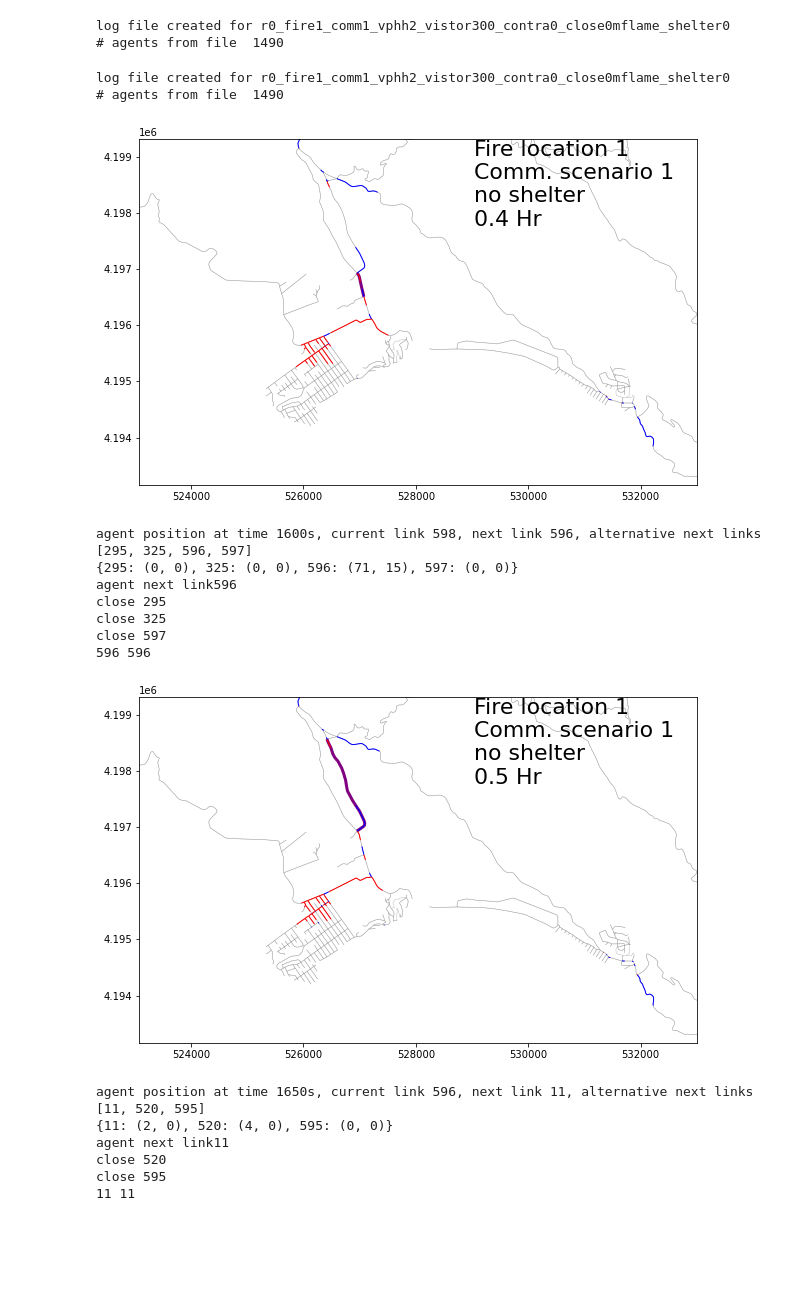
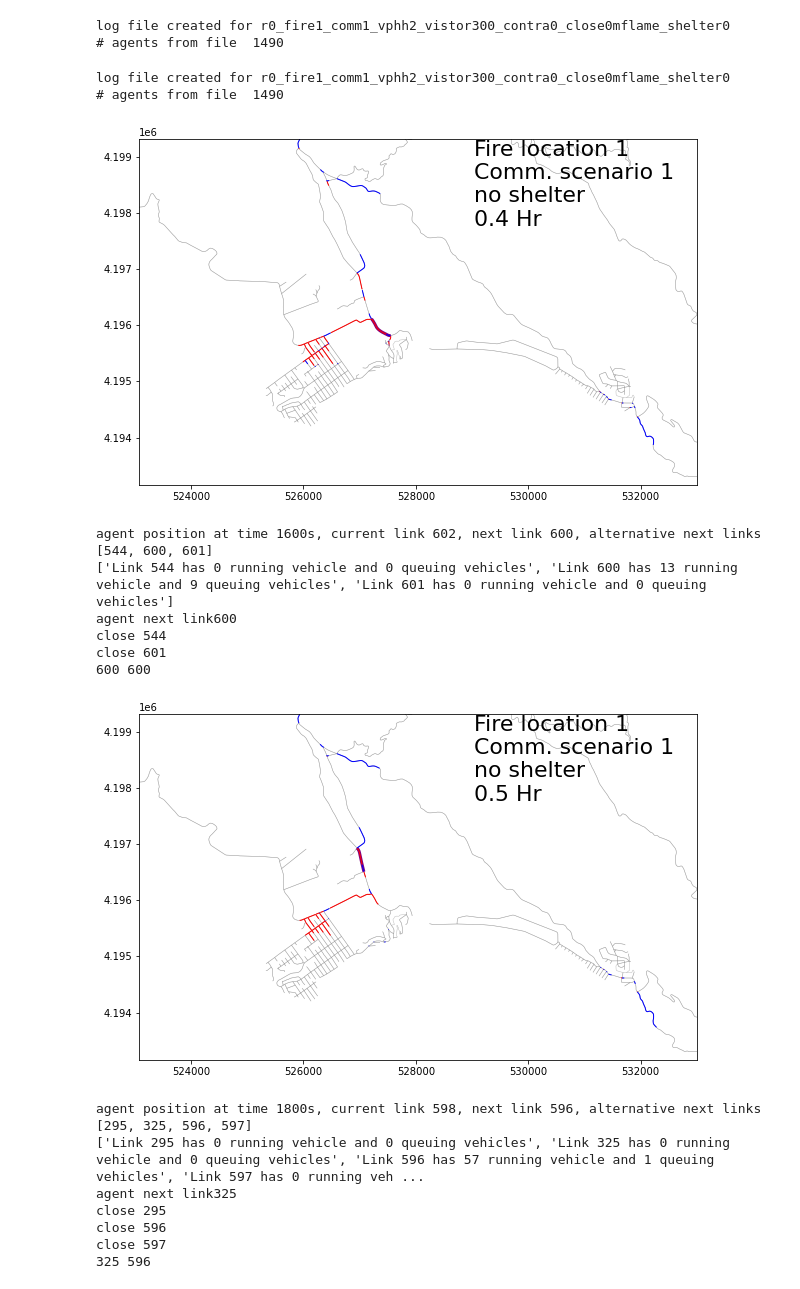
Before and after one commit to cb-cities/spatial_queue, a Jupyter notebook: game/game.ipynb, the cells around one changed output. Saved outputs shown, nothing was run; the diff lists cells and outputs as text; code cells hidden in the pictures; blank space fills up the shorter version.

```diff
--- a/game/game.ipynb
+++ b/game/game.ipynb
@@ -243,6 +241,7 @@ roads_gdf = gpd.GeoDataFrame(roads_df, crs='epsg:4326', geometry=roads_df['geome
 #     # plot
 #     plot_run_queue_fire(t, scen_nm=scen_nm, fire_id=fire_id, comm_id=comm_id, shelter_scen_id=shelter_scen_id, roads_gdf=roads_gdf, fire_raster=flame_raster_array, fire_raster_extent=fire_raster_extent, link_stats_gdf=link_stats_gdf)
 # %%
+# reset random seed
 random_seed = 0
 random.seed(random_seed)
 np.random.seed(random_seed)
@@ -251,53 +250,53 @@ data, config, update_data = preparation(random_seed=random_seed, fire_id=fire_id
 
 for t in range(0, 1831):
     network, status = one_step(t, data, config, update_data)
-    if t in [1600, 1650]:
+    if t in [1600, 1800]:
         trace_agent = network.agents[0]
         current_link_id = network.node2link_dict[(trace_agent.current_link_start_nid, trace_agent.current_link_end_nid)]
 
         link_stats_df = pd.DataFrame(
             [(link.link_id, len(link.queue_vehicles), len(link.run_vehicles)) for link in network.links.values() if (link.link_type!='v') and (len(link.queue_vehicles)+len(link.run_vehicles)>0)], columns=['link_id', 'q', 'r'])
         link_stats_gdf = roads_gdf[['eid', 'length', 'lanes', 'geometry']].merge(link_stats_df, how='right', left_on='eid', right_on='link_id')
         if link_stats_gdf.shape[0]>0:
             current_link = roads_gdf.loc[roads_gdf['eid'] == current_link_id]
             plot_run_queue_fire(t, current_link=current_link, scen_nm=scen_nm, fire_id=fire_id, comm_id=comm_id, shelter_scen_id=shelter_scen_id, roads_gdf=roads_gdf, link_stats_gdf=link_stats_gdf)
             plt.show()
 
         print("agent position at time {}s, current link {}, next link {}, alternative next links {}".format(t, current_link_id, trace_agent.next_link, network.nodes[trace_agent.current_link_end_nid].outgoing_links ))
         alternative_next_links = {link_id: (len(network.links[link_id].run_vehicles), len(network.links[link_id].queue_vehicles)) for link_id in network.nodes[trace_agent.current_link_end_nid].outgoing_links}
-        print(alternative_next_links)
+        print(['Link {} has {} running vehicle and {} queuing vehicles'.format(k, v[0], v[1]) for k, v in alternative_next_links.items()])
 
         agent_next_link = input('agent next link')
         for link_id in alternative_next_links.keys():
             if str(link_id) != agent_next_link:
                 print('close {}'.format(link_id))
                 link = network.links[link_id]
 #                 link.close_link_to_newcomers(g=network.g)
                 network.g.update_edge(link.start_nid, link.end_nid, c_double(1e8))
         routing_status = network.agents[0].get_path(t, g=network.g)
         network.agents[0].find_next_link(node2link_dict=network.node2link_dict)
         print(agent_next_link, network.agents[0].next_link)
         for link_id in alternative_next_links.keys():
             if str(link_id) != agent_next_link:
                 link = network.links[link_id]
 #                 link.open_link_to_newcomers(g=network.g)
                 network.g.update_edge(link.start_nid, link.end_nid, c_double(link.fft))
         data['network'] = network
 # %% [output]
 log file created for r0_fire1_comm1_vphh2_vistor300_contra0_close0mflame_shelter0
 # agents from file  1490
-[figure, old version]
+[figure, new version]
-agent position at time 1600s, current link 598, next link 596, alternative next links [295, 325, 596, 597]
-{295: (0, 0), 325: (0, 0), 596: (71, 15), 597: (0, 0)}
-agent next link596
-close 295
-close 325
-close 597
-596 596
+agent position at time 1600s, current link 602, next link 600, alternative next links [544, 600, 601]
+['Link 544 has 0 running vehicle and 0 queuing vehicles', 'Link 600 has 13 running vehicle and 9 queuing vehicles', 'Link 601 has 0 running vehicle and 0 queuing vehicles']
+agent next link600
+close 544
+close 601
+600 600
-[figure, old version]
+[figure, new version]
-agent position at time 1650s, current link 596, next link 11, alternative next links [11, 520, 595]
-{11: (2, 0), 520: (4, 0), 595: (0, 0)}
-agent next link11
-close 520
-close 595
-11 11
+agent position at time 1800s, current link 598, next link 596, alternative next links [295, 325, 596, 597]
+['Link 295 has 0 running vehicle and 0 queuing vehicles', 'Link 325 has 0 running vehicle and 0 queuing vehicles', 'Link 596 has 57 running vehicle and 1 queuing vehicles', 'Link 597 has 0 running veh ...
+agent next link325
+close 295
+close 596
+close 597
+325 596
```
Also changed, not shown: parts of 3 cells of this notebook.
